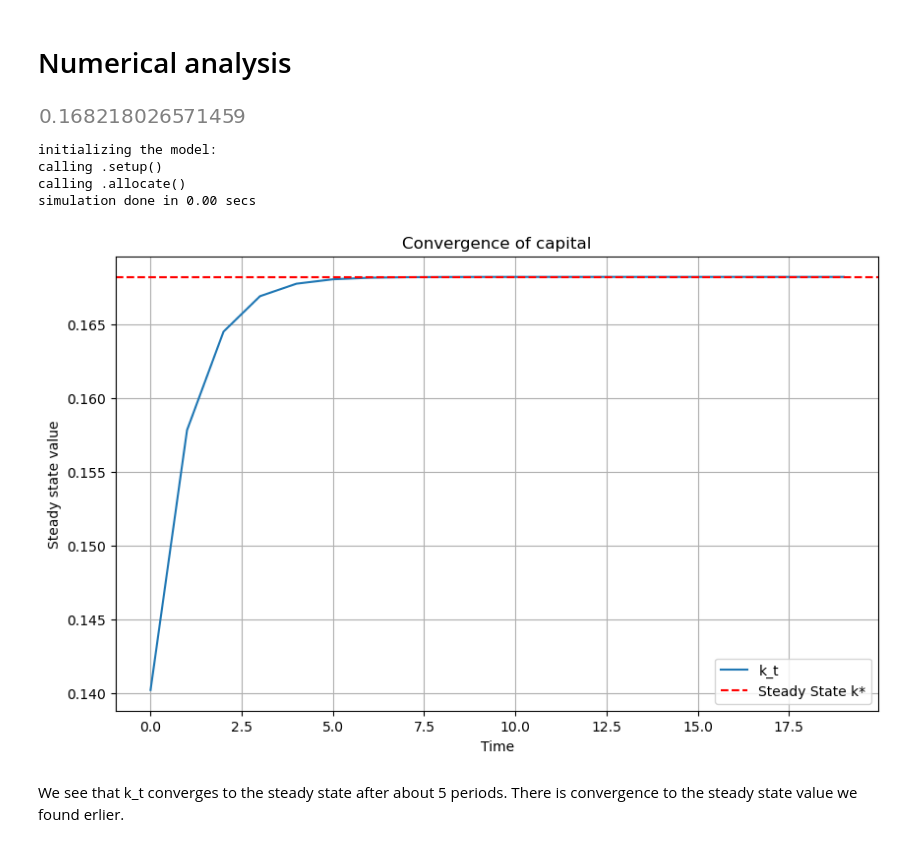
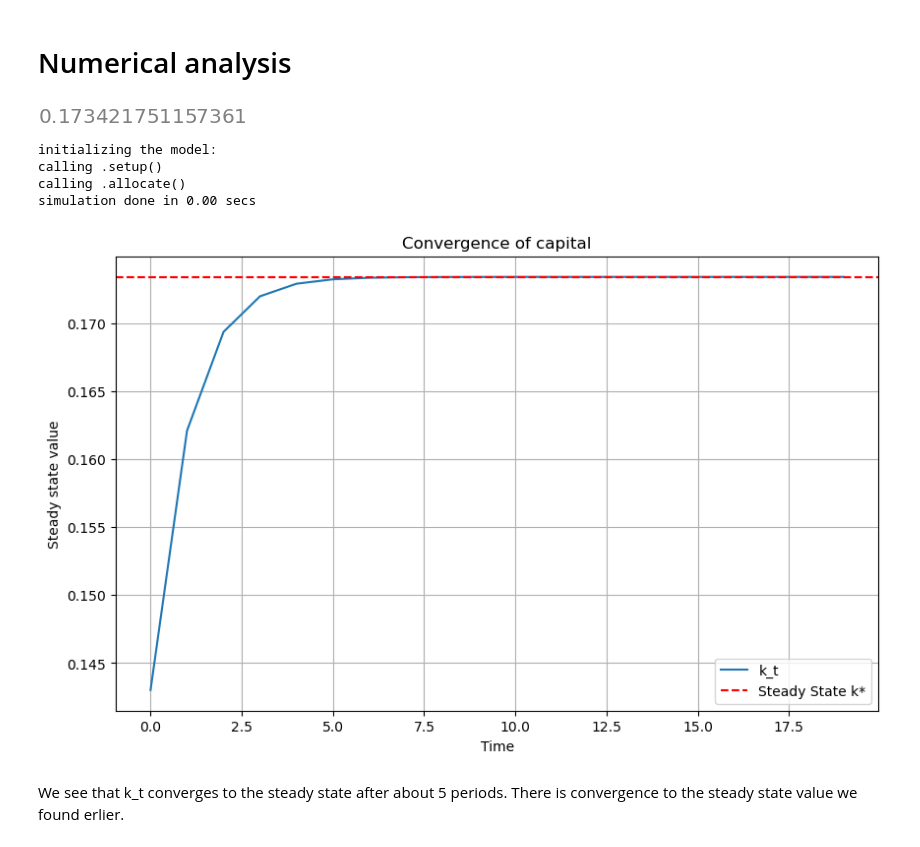
Before and after one commit to NumEconCopenhagen/projects-2024-daniel-og-lukas, a Jupyter notebook: modelproject/modelproject.ipynb, the cells around one changed output. Cells and saved outputs as stored; diff of their text form; code cells hidden in the pictures.

```diff
--- a/modelproject/modelproject.ipynb
+++ b/modelproject/modelproject.ipynb
@@ -193,19 +195,18 @@ We can now set up an algorithm that solves our steady state, we use the bisect m
 # %%
 # Setting parameters
 rho = 0.03
 alpha = 0.35
-n = 0.02
 
-kss=((1-alpha)/((1+n)*(2+rho))**1/(1-alpha))
+kss=((1-alpha)/((2+rho))**1/(1-alpha))
 
 # We define the objective, The function calculates the difference between k and the expression, The goal is to find the value of k for which this difference is zero.
-obj = lambda k: k - (((1-alpha)*k**alpha)/((1+n)*(2+rho)))
+obj = lambda k: k - (((1-alpha)*k**alpha)/(2+rho))
 
 # Optimizing the model and finding the roots with bisect
 result = optimize.root_scalar(obj,bracket=[1e-10,10],method='bisect')
 result.root
 # %% [output]
-[figure, old version]
+[figure, new version]
 # %%
 model = OLGModelClass()
 
@@ -229,7 +230,7 @@ initializing the model:
 calling .setup()
 calling .allocate()
 simulation done in 0.00 secs
-[figure, old version]
+[figure, new version]
 # %% [markdown]
 We see that k_t converges to the steady state after about 5 periods. There is convergence to the steady state value we found erlier.
 # %% [markdown]
```
Also changed, not shown: parts of 10 cells of this notebook, 1 other file.
